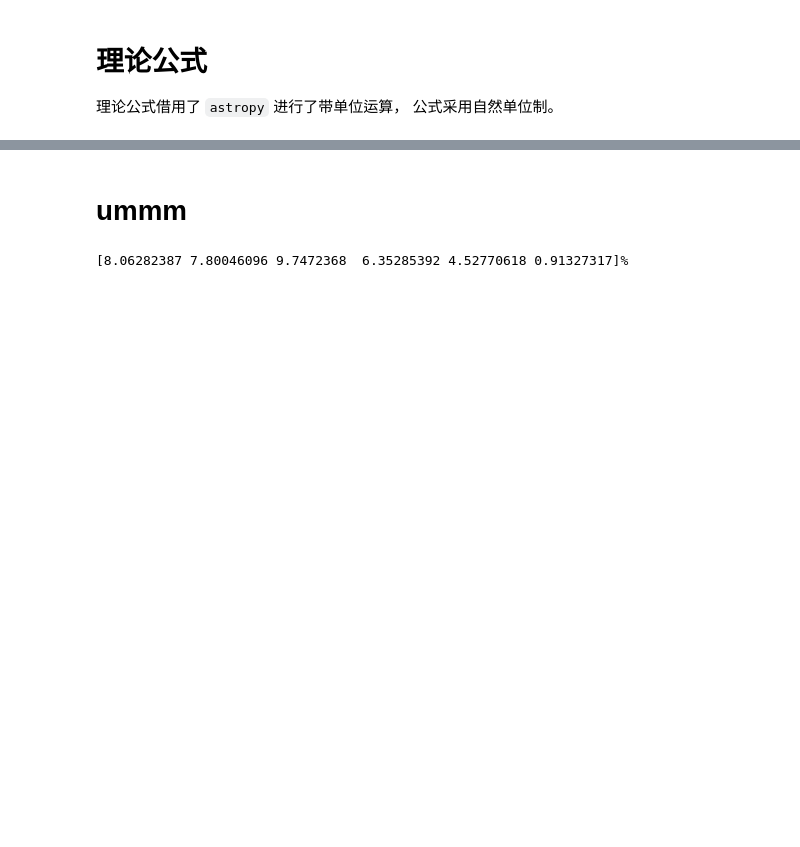
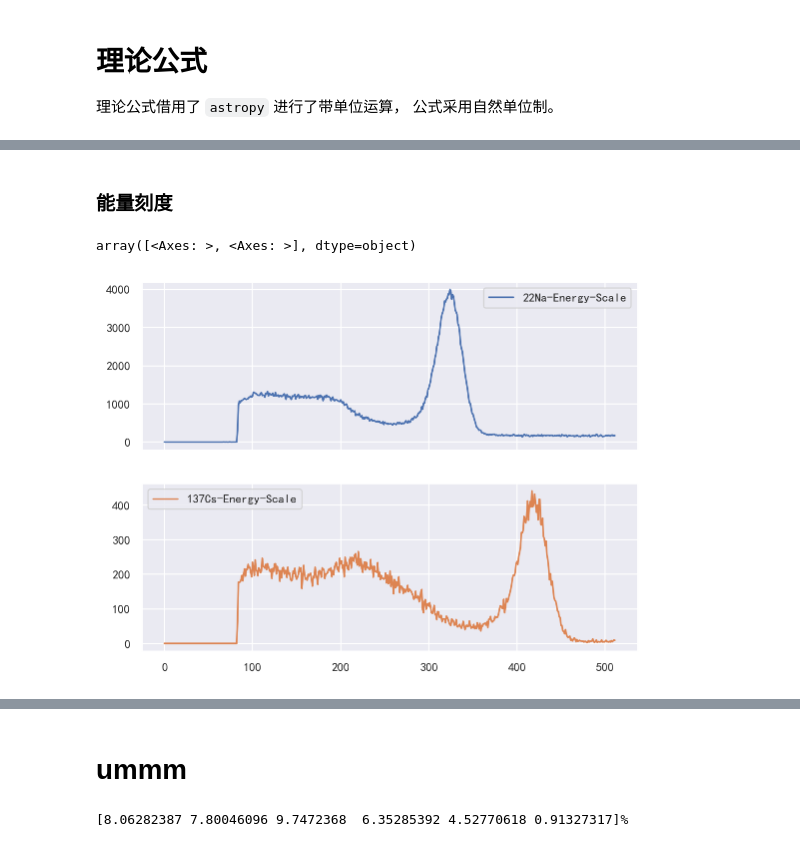
Before and after one commit to Xuanyiyiren/Fundamental-Laboratory-Experiment-in-Nuclear-Electronics-II, a Jupyter notebook: Experiment-3/data_ana.ipynb, the cells around one changed output, grey strips where cells are left out. Saved outputs shown, nothing was run; the diff lists cells and outputs as text; code cells hidden in the pictures; blank space fills up the shorter version.

```diff
--- a/Experiment-3/data_ana.ipynb
+++ b/Experiment-3/data_ana.ipynb
@@ -1,6 +1,9 @@
 # %%
 import numpy as np
 import pandas as pd
+import seaborn as sns
+sns.set_theme('paper')
+
 
 import astropy.constants as const
 import astropy.units as u
@@ -11,11 +14,13 @@ import matplotlib.pyplot as plt
 plt.rcParams['font.sans-serif']=['Simhei']  #显示中文
 plt.rcParams['axes.unicode_minus']=False    #显示负号
 %config InlineBackend.figure_format = 'retina'
-plt.style.use('ggplot')
+# plt.style.use('ggplot')
 # plt.rcParams['text.usetex'] = True
 
 from scipy.interpolate import lagrange
 from scipy.interpolate import CubicSpline   # 三次样条插值
+from scipy.signal import find_peaks
+from peakutils import baseline
 
 import os
 path='./figs/'
@@ -43,0 +78,12 @@ Cs137_Energy = 0.662*u.MeV
+# %%
+datapath = './data/'
+files = os.listdir(datapath)
+
+txtfiles = []
+for file in files:
+    _,extension= os.path.splitext(file)
+    if extension=='.txt':
+        txtfiles.append(file)
+txtfiles[:] = [txtfiles[-1]] + txtfiles[:-1]
+txtfiles[2],txtfiles[3] = txtfiles[3],txtfiles[2]
+txtfiles
@@ -43,0 +103,9 @@ Cs137_Energy = 0.662*u.MeV
+# %% [markdown]
+### 能量刻度
+# %%
+datas_Energy_scale=pd.DataFrame(dict(zip(['22Na-Energy-Scale','137Cs-Energy-Scale'],
+                                         _datas_Energy_scale)))
+datas_Energy_scale.plot(subplots=True)
+# %% [output]
+array([<Axes: >, <Axes: >], dtype=object)
+[figure, added]
```
Also changed, not shown: parts of 21 cells of this notebook, 7 other files.
